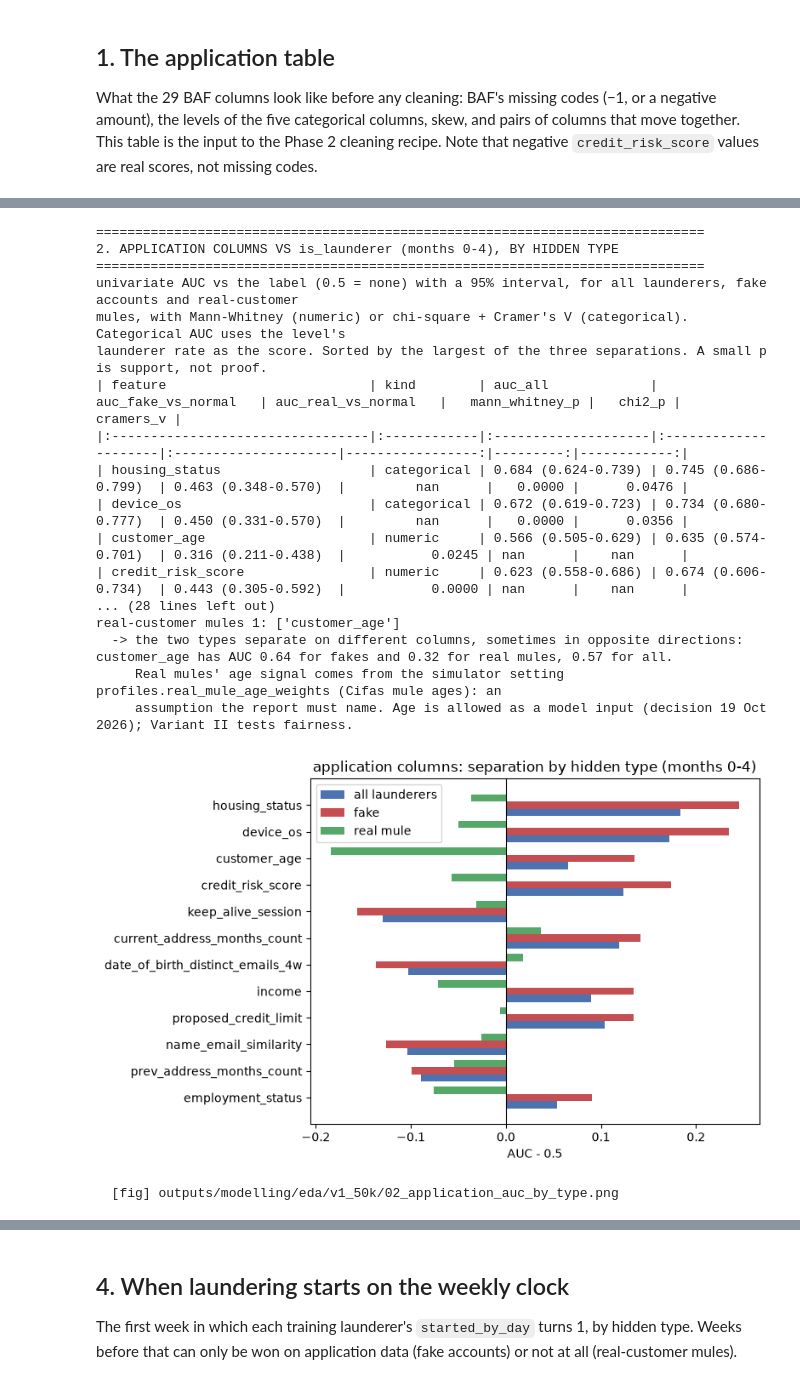
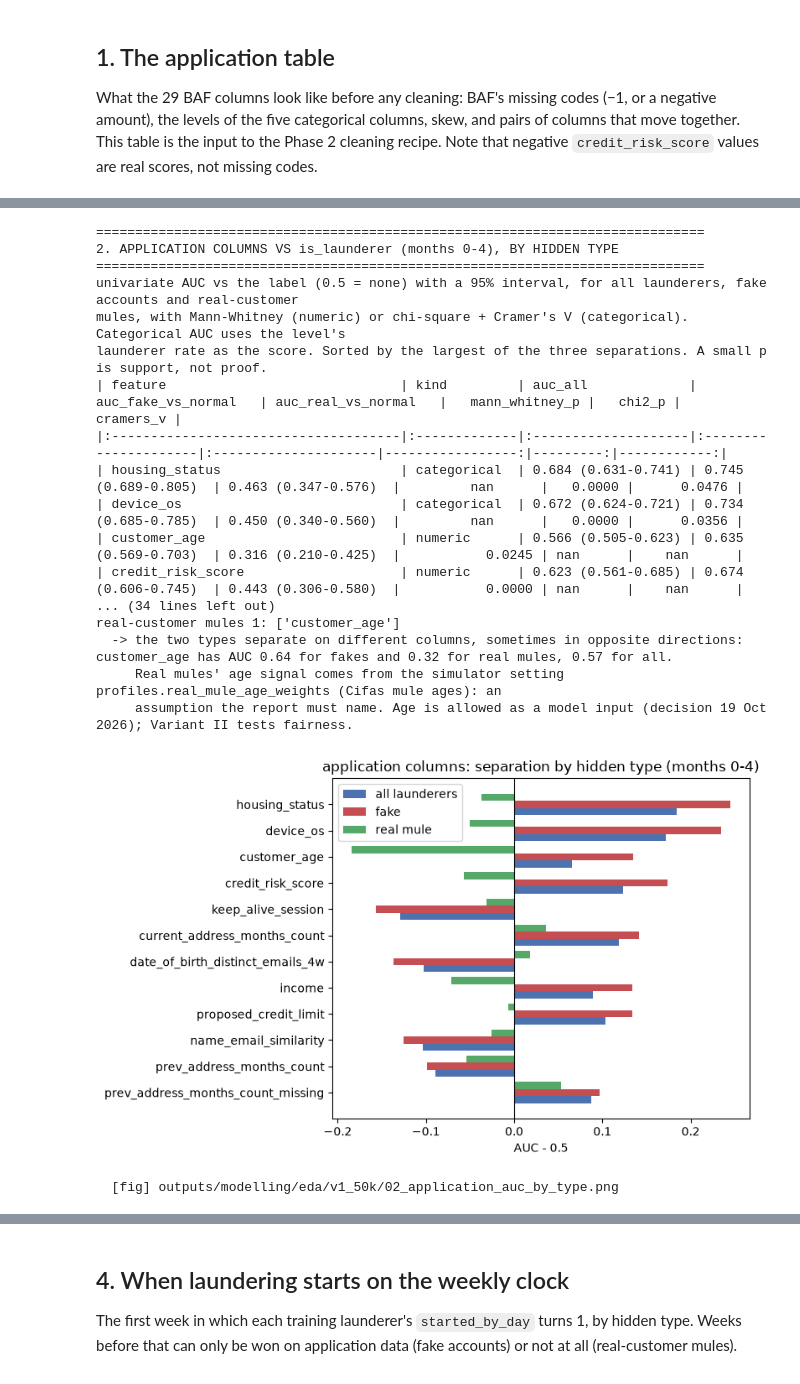
Before and after one commit to Cpkee/aml-detection-system, a Jupyter notebook: outputs/modelling/eda/v1_50k/01_eda_train.ipynb, the cells around one changed output, grey strips where cells are left out. Drawn from its saved outputs; the diff is of its cells as text; code cells hidden in the pictures.

```diff
--- a/outputs/modelling/eda/v1_50k/01_eda_train.ipynb
+++ b/outputs/modelling/eda/v1_50k/01_eda_train.ipynb
@@ -74,6 +74,11 @@ TRAIN = (0, 1, 2, 3, 4)                   # months used here; 5 = calibration (n
 MAX_WEEK = 26                             # the main horizon of the modelling plan
 SCREEN_WEEKS = (4, 8, 12, 26)
 MIN_POS = 20                              # AUCs with fewer positives (launderers) are shown as NaN
+MIN_SEP = 0.05                            # smallest |AUC - 0.5| that counts as a useful separation
+CANDIDATES = ["n_rows", "money_in", "money_out", "max_in", "n_payers", "n_payees", "new_payer_share",
+              "passthrough_wk", "out_1h_share", "out_24h_share", "med_delay_min", "cash_share", "internal_share",
+              "abroad_share", "hr_share", "night_share", "money_in_cum", "n_rows_cum",
+              "self_vs_past_in", "self_vs_past_payers", "peer_ratio_in", "income_fit_in"]   # weekly features, section 3
 HIGH_RISK = ("Mexico", "Turkey", "Morocco", "UAE")
 SENTINEL_COLS = ["prev_address_months_count", "bank_months_count", "current_address_months_count",
                  "session_length_in_minutes", "device_distinct_emails_8w", "intended_balcon_amount", "velocity_6h"]
@@ -124,6 +129,7 @@ def auc_ci(x, y, n_boot: int = 1000, seed: int = 0) -> tuple[float, float, float
     x = np.where(np.isnan(x), -np.inf, x)
     neg, pos = np.sort(x[~y]), x[y]
     place = (np.searchsorted(neg, pos, "left") + np.searchsorted(neg, pos, "right")) / (2 * len(neg))
+    place = np.sort(place)                    # so the interval does not depend on the order rows arrive in
     if np.all(place == place[0]):
         return place.mean(), np.nan, np.nan
     boots = np.random.default_rng(seed).choice(place, size=(n_boot, len(place))).mean(axis=1)
@@ -251,12 +260,14 @@ def auc_by_type(score) -> dict:
         out[name], out[f"{name}_lo"], out[f"{name}_hi"] = auc_vs(score, pos, normal)
     return out
 
-for c in num_cols:
-    x = acc[c].to_numpy(dtype=float)
+flags = {f"{col}_missing": (acc[col] < 0).astype(float) for col in SENTINEL_COLS if col != "velocity_6h"}
+numeric = {col: acc[col] for col in num_cols} | flags
+for c, values in numeric.items():
+    x = values.to_numpy(dtype=float)
     pos, neg = x[y == 1], x[y == 0]
     mw = stats.mannwhitneyu(pos, neg, alternative="two-sided").pvalue
     tt = stats.ttest_ind(pos, neg, equal_var=False).pvalue
-    rows.append({"feature": c, "kind": "numeric", **auc_by_type(x),
+    rows.append({"feature": c, "kind": "missing flag" if c in flags else "numeric", **auc_by_type(x),
                  "mann_whitney_p": mw, "welch_t_p": tt, "chi2_p": np.nan, "cramers_v": np.nan,
                  "mean_launderer": pos.mean(), "mean_normal": neg.mean()})
 
@@ -289,49 +300,50 @@ log("launderer rate as the score. Sorted by the largest of the three separations
 with_ci = lambda g: uni.apply(lambda r: f"{r[g]:.3f} ({r[g + '_lo']:.3f}-{r[g + '_hi']:.3f})", axis=1)
 table(uni[["feature", "kind"]].assign(**{g: with_ci(g) for g in GROUPS}, mann_whitney_p=uni["mann_whitney_p"],
                                       chi2_p=uni["chi2_p"], cramers_v=uni["cramers_v"]), index=False)
-sig = uni[(uni["mann_whitney_p"] < 0.01) | (uni["chi2_p"] < 0.01)]
+baf = uni[uni["kind"] != "missing flag"]
+sig = baf[(baf["mann_whitney_p"] < 0.01) | (baf["chi2_p"] < 0.01)]
 separates = lambda g: uni.loc[(uni[g + "_lo"] > 0.5) | (uni[g + "_hi"] < 0.5), "feature"].tolist()
-log(f"{len(sig)} of {len(uni)} columns significant at p < 0.01 against all launderers.")
+log(f"{len(sig)} of {len(baf)} BAF columns significant at p < 0.01 against all launderers ({len(flags)} missing flags not counted).")
 log(f"columns whose 95% interval excludes 0.5, by separation: fake accounts {len(separates('auc_fake_vs_normal'))}: "
     f"{separates('auc_fake_vs_normal')}")
 log(f"real-customer mules {len(separates('auc_real_vs_normal'))}: {separates('auc_real_vs_normal')}")
 age = uni.set_index("feature").loc["customer_age"]
 log(f"  -> the two types separate on different columns, sometimes in opposite directions: customer_age has AUC "
     f"{age['auc_fake_vs_normal']:.2f} for fakes and {age['auc_real_vs_normal']:.2f} for real mules, {age['auc_all']:.2f} for all.")
 log("     Real mules' age signal comes from the simulator setting profiles.real_mule_age_weights (Cifas mule ages): an")
 log("     assumption the report must name. Age is allowed as a model input (decision 19 Oct 2026); Variant II tests fairness.")
 
 top = uni.head(12).iloc[::-1]
 fig, ax = plt.subplots(figsize=(8, 5))
 yy = np.arange(len(top))
 for k, (col, lab_, colr) in enumerate([("auc_all", "all launderers", "#4c72b0"), ("auc_fake_vs_normal", "fake", "#c44e52"),
                                        ("auc_real_vs_normal", "real mule", "#55a868")]):
     ax.barh(yy + (k - 1) * 0.27, top[col] - 0.5, height=0.27, label=lab_, color=colr)
 ax.set_yticks(yy, top["feature"])
 ax.axvline(0, color="k", lw=0.8)
 ax.set_xlabel("AUC - 0.5")
 ax.set_title("application columns: separation by hidden type (months 0-4)")
 ax.legend()
 savefig(fig, "02_application_auc_by_type")
 # %% [output]
 ==============================================================================
 2. APPLICATION COLUMNS VS is_launderer (months 0-4), BY HIDDEN TYPE
 ==============================================================================
 univariate AUC vs the label (0.5 = none) with a 95% interval, for all launderers, fake accounts and real-customer
 mules, with Mann-Whitney (numeric) or chi-square + Cramer's V (categorical). Categorical AUC uses the level's
 launderer rate as the score. Sorted by the largest of the three separations. A small p is support, not proof.
-| feature                          | kind        | auc_all             | auc_fake_vs_normal   | auc_real_vs_normal   |   mann_whitney_p |   chi2_p |   cramers_v |
-|:---------------------------------|:------------|:--------------------|:---------------------|:---------------------|-----------------:|---------:|------------:|
-| housing_status                   | categorical | 0.684 (0.624-0.739) | 0.745 (0.686-0.799)  | 0.463 (0.348-0.570)  |         nan      |   0.0000 |      0.0476 |
-| device_os                        | categorical | 0.672 (0.619-0.723) | 0.734 (0.680-0.777)  | 0.450 (0.331-0.570)  |         nan      |   0.0000 |      0.0356 |
-| customer_age                     | numeric     | 0.566 (0.505-0.629) | 0.635 (0.574-0.701)  | 0.316 (0.211-0.438)  |           0.0245 | nan      |    nan      |
-| credit_risk_score                | numeric     | 0.623 (0.558-0.686) | 0.674 (0.606-0.734)  | 0.443 (0.305-0.592)  |           0.0000 | nan      |    nan      |
-... (28 lines left out)
+| feature                              | kind         | auc_all             | auc_fake_vs_normal   | auc_real_vs_normal   |   mann_whitney_p |   chi2_p |   cramers_v |
+|:-------------------------------------|:-------------|:--------------------|:---------------------|:---------------------|-----------------:|---------:|------------:|
+| housing_status                       | categorical  | 0.684 (0.631-0.741) | 0.745 (0.689-0.805)  | 0.463 (0.347-0.576)  |         nan      |   0.0000 |      0.0476 |
+| device_os                            | categorical  | 0.672 (0.624-0.721) | 0.734 (0.685-0.785)  | 0.450 (0.340-0.560)  |         nan      |   0.0000 |      0.0356 |
+| customer_age                         | numeric      | 0.566 (0.505-0.623) | 0.635 (0.569-0.703)  | 0.316 (0.210-0.425)  |           0.0245 | nan      |    nan      |
+| credit_risk_score                    | numeric      | 0.623 (0.561-0.685) | 0.674 (0.606-0.745)  | 0.443 (0.306-0.580)  |           0.0000 | nan      |    nan      |
+... (34 lines left out)
 real-customer mules 1: ['customer_age']
   -> the two types separate on different columns, sometimes in opposite directions: customer_age has AUC 0.64 for fakes and 0.32 for real mules, 0.57 for all.
      Real mules' age signal comes from the simulator setting profiles.real_mule_age_weights (Cifas mule ages): an
      assumption the report must name. Age is allowed as a model input (decision 19 Oct 2026); Variant II tests fairness.
-[figure, old version]
+[figure, new version]
   [fig] outputs/modelling/eda/v1_50k/02_application_auc_by_type.png
 # %% [markdown]
 ## 3. A week of activity, by week since opening
```
Also changed, not shown: parts of 9 cells of this notebook, 14 other files.
